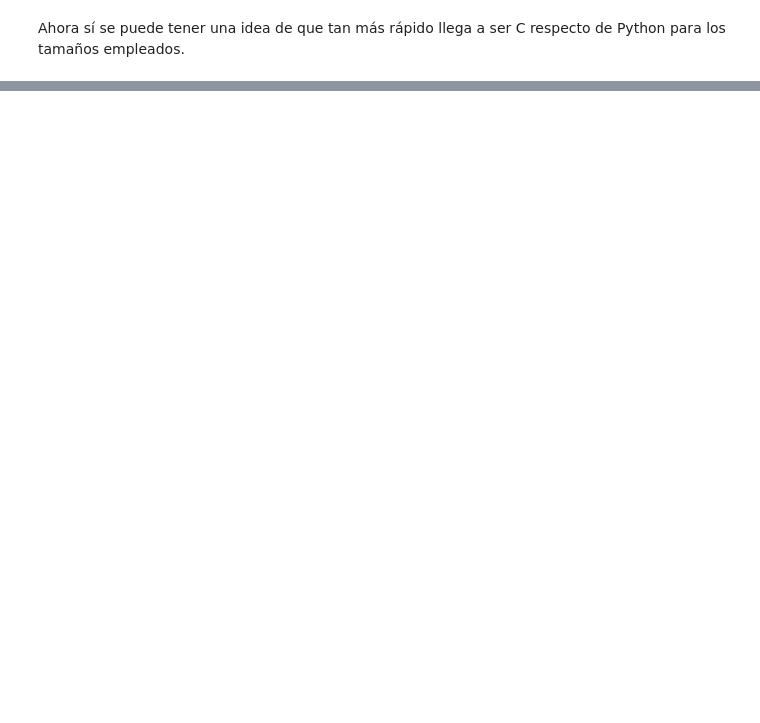
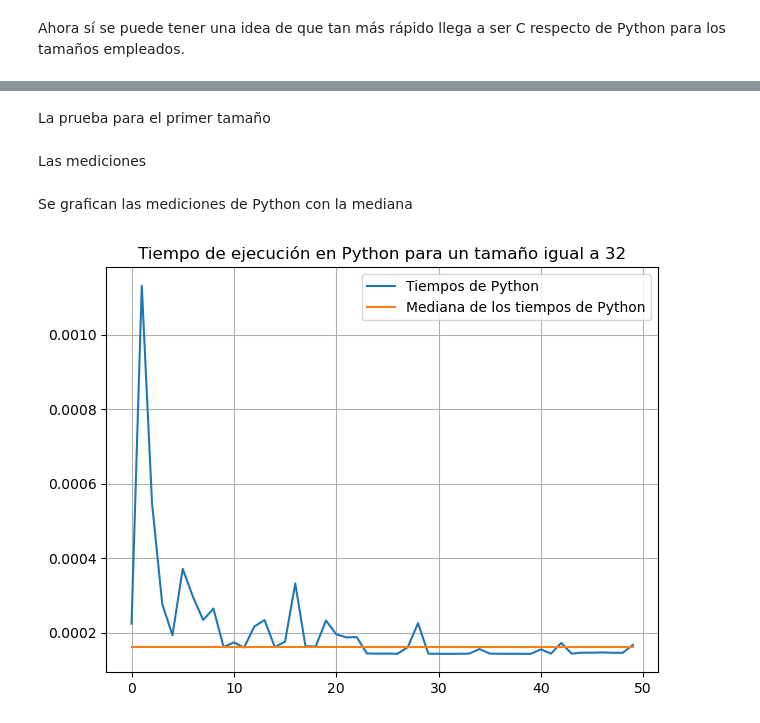
Before and after one commit to stefano-sosac/arquitectura-de-computadoras, a Jupyter notebook: ctypes_timing/python-ctypes-y-mediciones.ipynb, the cells around one changed output, grey strips where cells are left out. Saved outputs shown, nothing was run; the diff lists cells and outputs as text; code cells hidden in the pictures; blank space fills up the shorter version.

```diff
--- a/ctypes_timing/python-ctypes-y-mediciones.ipynb
+++ b/ctypes_timing/python-ctypes-y-mediciones.ipynb
@@ -417,0 +520,5 @@ Ahora sí se puede tener una idea de que tan más rápido llega a ser C respecto
+# %%
+def c_ord_burbuja_2_int(arr):
+    res = numpy.zeros_like(arr)
+    c_ord_burbuja_2_int_raw(arr, res, arr.size)
+    return res
@@ -417,0 +573,47 @@ Ahora sí se puede tener una idea de que tan más rápido llega a ser C respecto
+# %% [markdown]
+La prueba para el primer tamaño
+# %%
+# para el primer tamaño
+tam = tams[0]
+# se crea el arreglo
+arr = numpy.random.randint(256, size=(tam)).astype(numpy.int32)
+# agumento para la función de Python
+py_arr = arr.copy()
+# argumento para la función de C
+c_arr = arr.copy()
+# lista para las 50 mediciones de Python
+t_py_2_i = []
+# lista para las 50 mediciones de C
+t_c_2_i = []
+# %% [markdown]
+Las mediciones
+# %%
+for i in range(veces):
+  # se empieza a medir el tiempo de la función de Python
+  tic = time.perf_counter()
+  # se llama a la función de Python
+  py_ord_burbuja_2_int(py_arr)
+  # se termina de medir el tiempo de la función de Python
+  toc = time.perf_counter()
+  # se guarda la medición en la lista de Python
+  t_py_2_i.append(toc-tic)
+
+  # se empieza a medir el tiempo de la función de C
+  tic = time.perf_counter()
+  # se llama a la función de C
+  c_ord_burbuja_2_int(c_arr)
+  # se termina de medir el tiempo de la función de C
+  toc = time.perf_counter()
+  # se guarda la medición en la lista de C
+  t_c_2_i.append(toc-tic)
+# %% [markdown]
+Se grafican las mediciones de Python con la mediana
+# %%
+plt.plot(range(veces), t_py_2_i, label='Tiempos de Python')
+plt.plot(range(veces), [statistics.median(t_py_2_i)]*len(t_py_2_i), label='Mediana de los tiempos de Python')
+plt.legend()
+plt.grid(True)
+plt.title(f'Tiempo de ejecución en Python para un tamaño igual a {tam}')
+plt.tight_layout()
+# %% [output]
+[figure, added]
```
Also changed, not shown: parts of 59 cells of this notebook.
